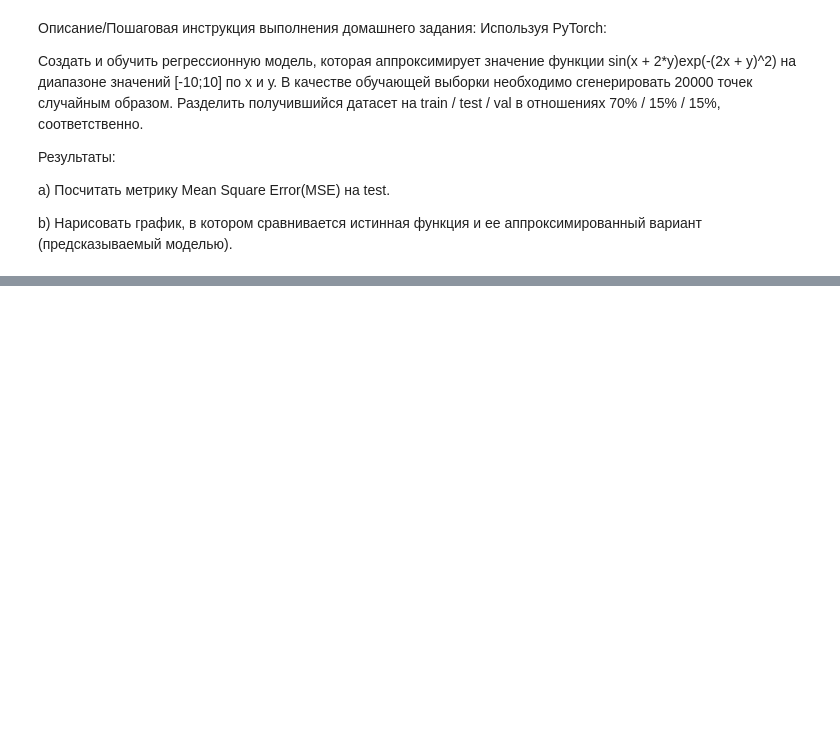
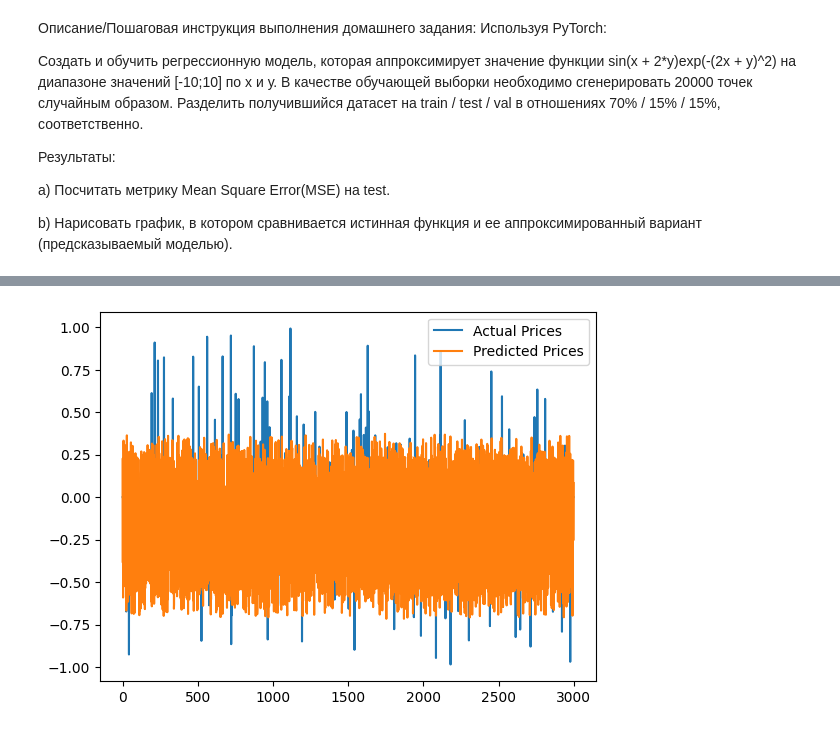
Before and after one commit to Evans-Sense/pet, a Jupyter notebook: Hometask_5_MLPro2025.ipynb, the cells around one changed output, grey strips where cells are left out. Cells and saved outputs as stored; diff of their text form; code cells hidden in the pictures; blank space fills up the shorter version.

```diff
--- a/Hometask_5_MLPro2025.ipynb
+++ b/Hometask_5_MLPro2025.ipynb
@@ -42,0 +185,20 @@ b) Нарисовать график, в котором сравнивается
+# %%
+import torch.nn as nn
+
+class NeuralNetFC(nn.Module):
+    def __init__(self, input_size, hidden_size):
+        super(NeuralNetFC, self).__init__()
+        self.fc1 = nn.Linear(input_size, hidden_size * 2) # Doubling the hidden size for the first layer
+        self.relu1 = nn.ReLU() # Changed to Tanh
+        self.fc2 = nn.Linear(hidden_size * 2, hidden_size) # Adding a second hidden layer
+        self.relu2 = nn.RelU() # Changed to Tanh
+        self.fc3 = nn.Linear(hidden_size, 1) # Output layer
+
+    def forward(self, x):
+        x = x.view(x.size(0), -1) # Flatten the input if it's not already
+        out = self.fc1(x)
+        out = self.relu1(out)
+        out = self.fc2(out)
+        out = self.relu2(out)
+        out = self.fc3(out)
+        return out
@@ -42,0 +273,28 @@ b) Нарисовать график, в котором сравнивается
+# %%
+predicted_values_list = []
+actual_values_list = []
+
+model.eval() # Set model to evaluation mode
+with torch.no_grad(): # Disable gradient calculation during evaluation
+    for i, (input_data, target_data) in enumerate(eval_loader):
+        # Move tensors to the configured device
+        input_data = input_data.to(device)
+        target_data = target_data.to(device)
+
+        # Forward pass
+        outputs = model(input_data)
+
+        predicted_values_list.append(outputs.cpu()) # Move to CPU and store
+        actual_values_list.append(target_data.cpu()) # Move to CPU and store
+
+# Concatenate all tensors in the lists and convert to numpy for plotting
+predicted_values = torch.cat(predicted_values_list).squeeze().numpy() # .squeeze() handles (batch_size, 1) to (batch_size,)
+actual_values = torch.cat(actual_values_list).numpy()
+
+# Визуализация результатов
+plt.plot(actual_values, label='Actual Prices')
+plt.plot(predicted_values, label='Predicted Prices')
+plt.legend()
+plt.show()
+# %% [output]
+[figure, added]
```
Also changed, not shown: parts of 34 cells of this notebook.
